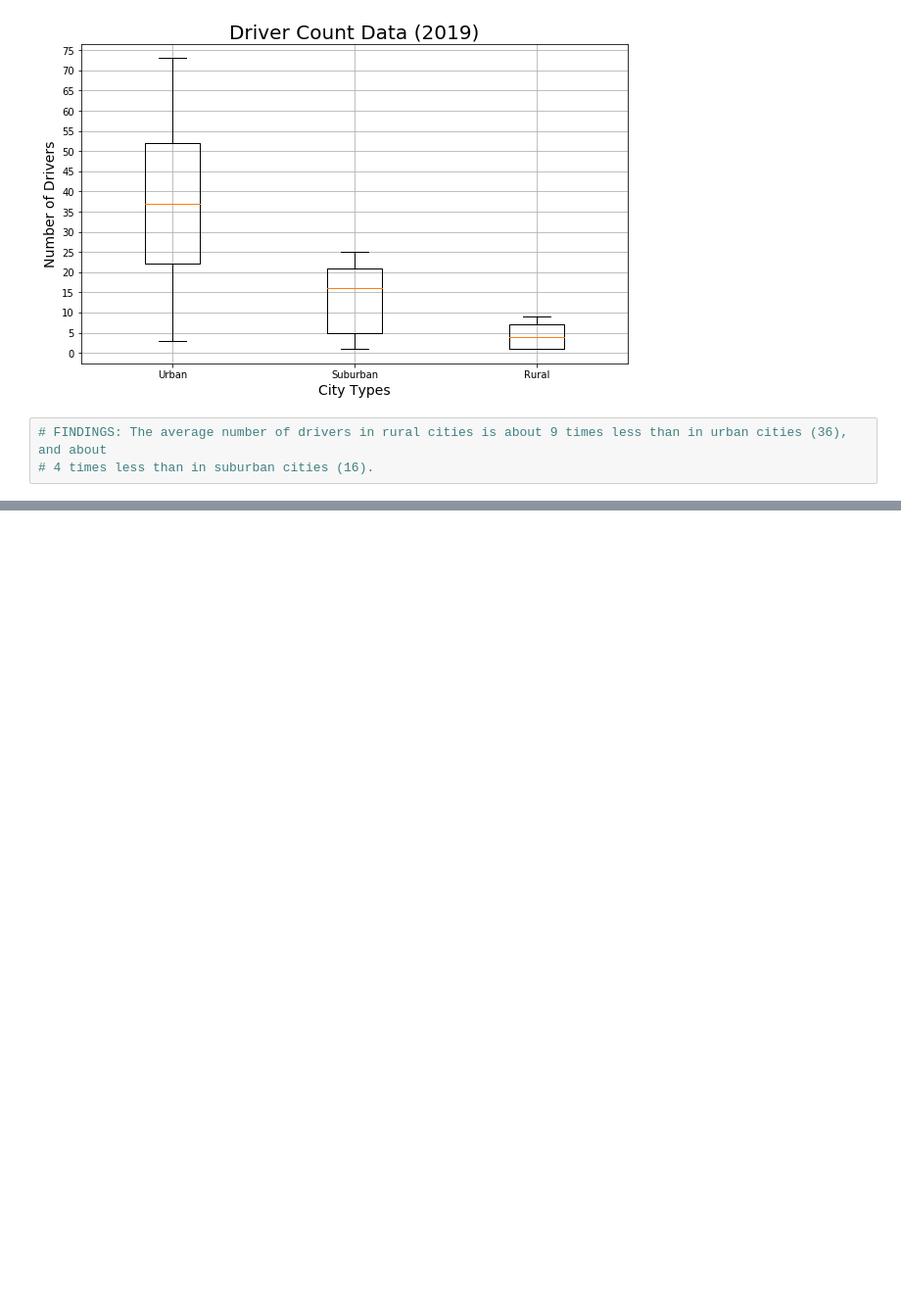
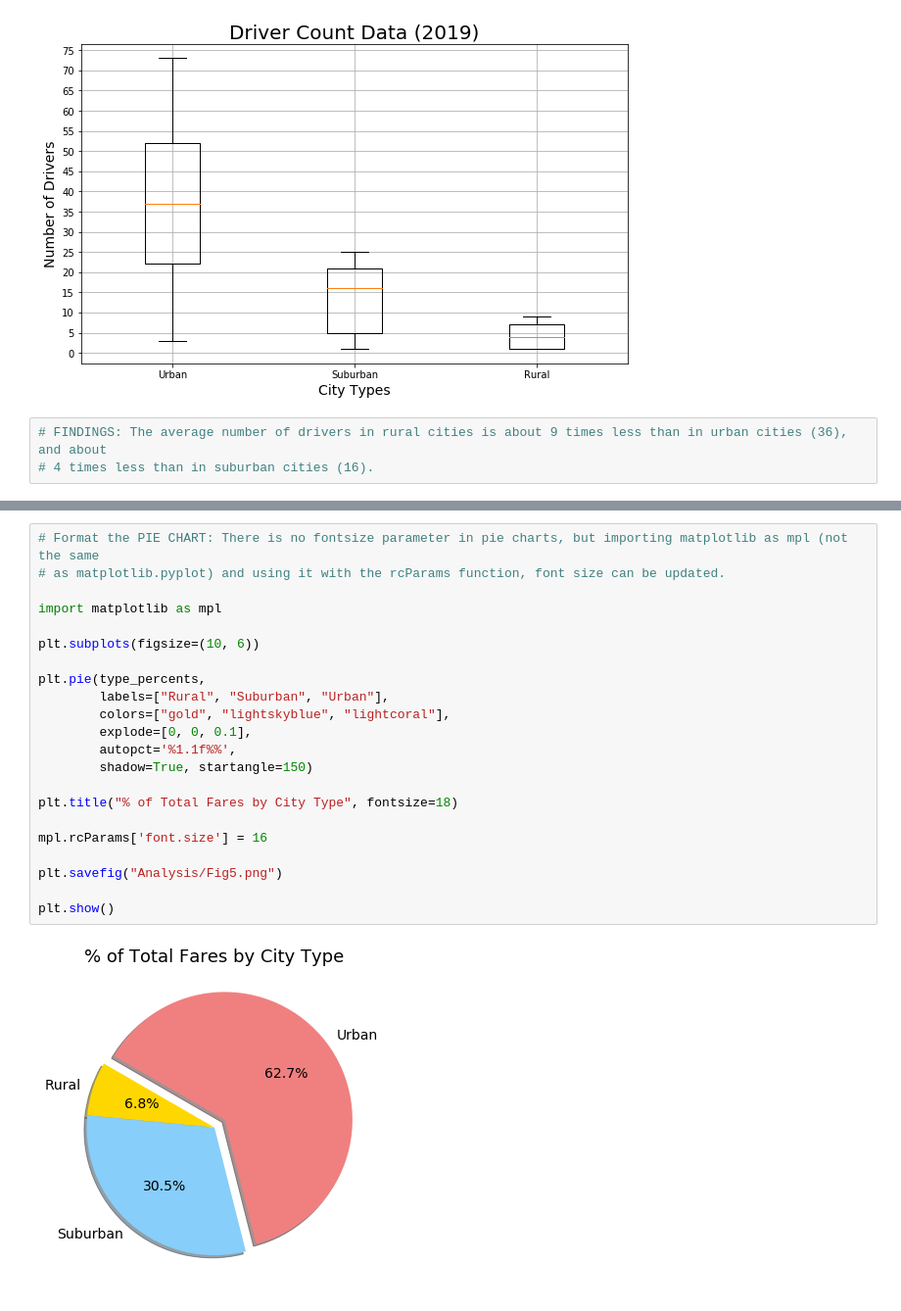
Before and after one commit to CLAMONT73/PyBer_Analysis, a Jupyter notebook: PyBer.ipynb, the cells around one changed output, grey strips where cells are left out. Shown at 98% size. Saved outputs shown, nothing was run; the diff lists cells and outputs as text; blank space fills up the shorter version.

```diff
--- a/PyBer.ipynb
+++ b/PyBer.ipynb
@@ -1121,0 +1176,24 @@ plt.show()
+# %%
+# Format the PIE CHART: There is no fontsize parameter in pie charts, but importing matplotlib as mpl (not the same
+# as matplotlib.pyplot) and using it with the rcParams function, font size can be updated.
+
+import matplotlib as mpl
+
+plt.subplots(figsize=(10, 6))
+
+plt.pie(type_percents,
+        labels=["Rural", "Suburban", "Urban"],
+        colors=["gold", "lightskyblue", "lightcoral"],
+        explode=[0, 0, 0.1],
+        autopct='%1.1f%%',
+        shadow=True, startangle=150)
+
+plt.title("% of Total Fares by City Type", fontsize=18)
+
+mpl.rcParams['font.size'] = 16
+
+plt.savefig("Analysis/Fig5.png")
+
+plt.show()
+# %% [output]
+[figure, added]
```
Also changed, not shown: parts of 5 cells of this notebook, 1 other file.
